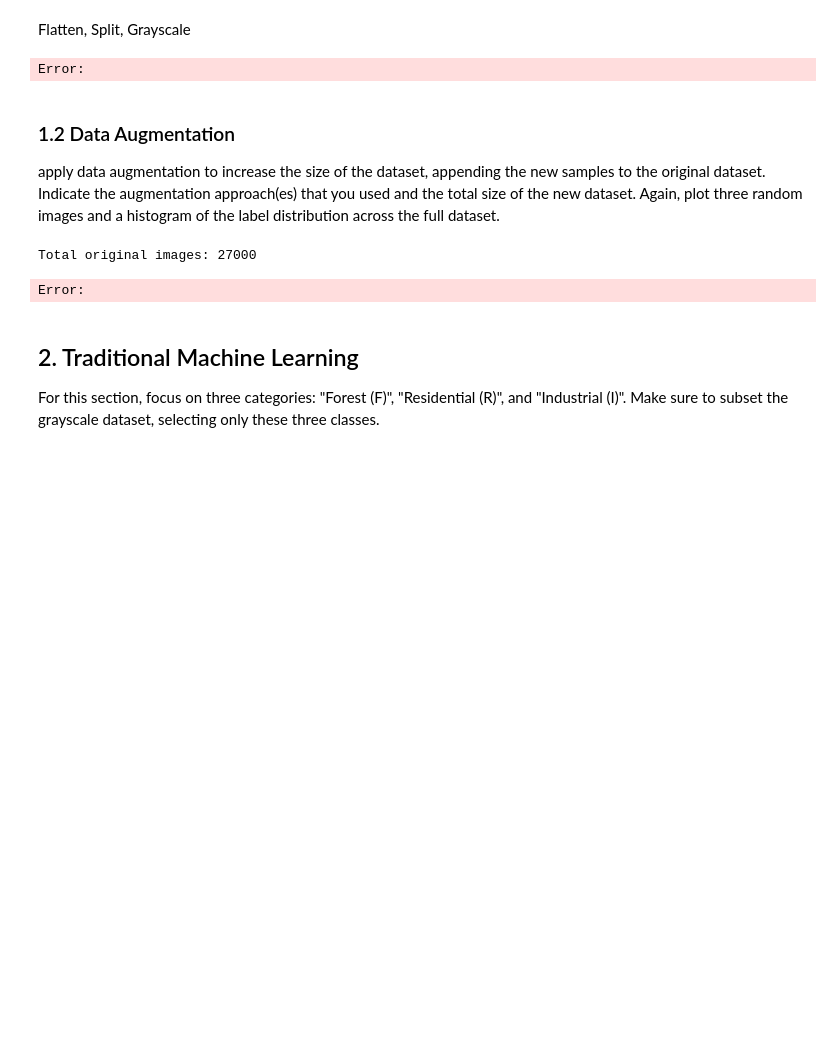
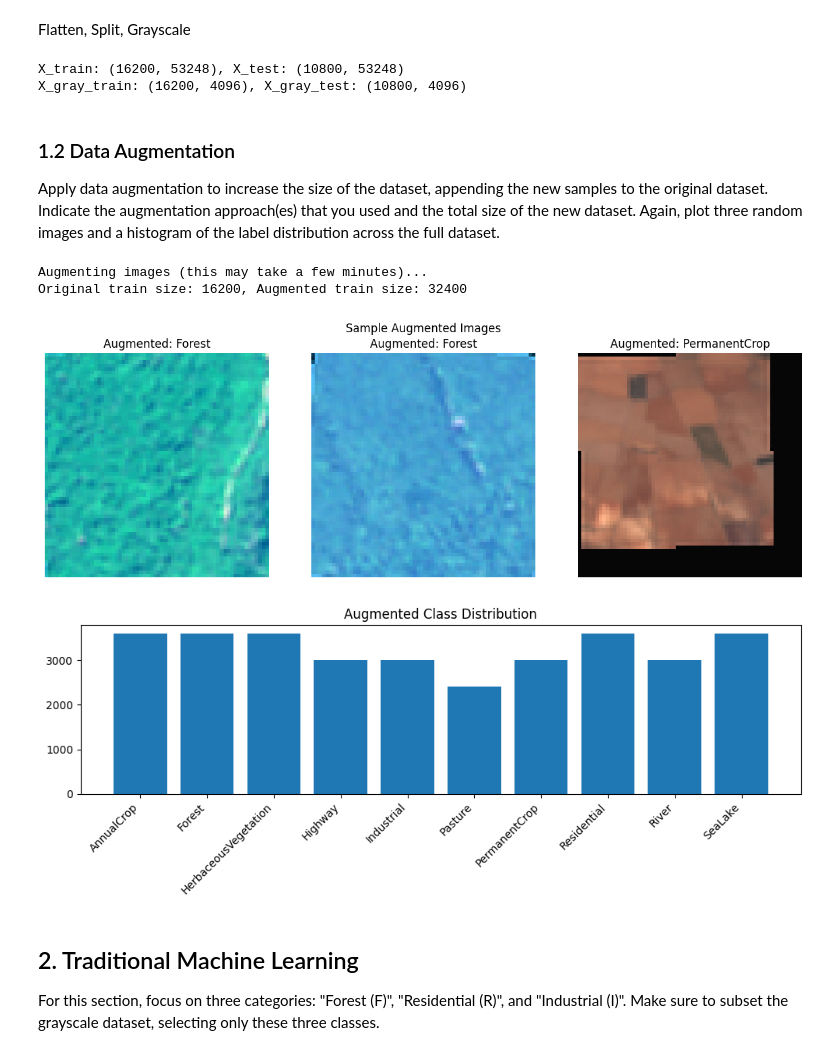
Before and after one commit to hssherr/musa6500-finalproject, a Jupyter notebook: musa6500_eurosat_project.ipynb, the cells around one changed output. Saved outputs shown, nothing was run; the diff lists cells and outputs as text; code cells hidden in the pictures; blank space fills up the shorter version.

Commit message:
Henry EuroSat edits, venv and .gitignore updates

```diff
--- a/musa6500_eurosat_project.ipynb
+++ b/musa6500_eurosat_project.ipynb
@@ -64,0 +56,3 @@ Lastly, create a grayscale version of this dataset. You will use this for the tr
+# %%
+CLASS_NAMES = os.listdir("./eurosat_files/EuroSAT_MS/")
+print(CLASS_NAMES)
@@ -143,27 +139,30 @@ X_train, X_test, y_train, y_test = train_test_split(
 
 # Also keep image-shaped splits for deep learning later
 idx_all = np.arange(N)
-idx_train, idx_test = train_test_split(idx_all, test_size=0.4, random_state=42, stratify=y)
+idx_train, idx_test = train_test_split(
+    idx_all, test_size=0.4, random_state=42, stratify=y
+)
 images_train = np.array(images[idx_train], dtype=np.float32)  # (N_train, 13, 64, 64)
-images_test  = np.array(images[idx_test],  dtype=np.float32)  # (N_test,  13, 64, 64)
+images_test = np.array(images[idx_test], dtype=np.float32)  # (N_test,  13, 64, 64)
 
 # Grayscale: mean of RGB bands (index 3,2,1)
-gray_train = images_train[:, [3,2,1], :, :].mean(axis=1)  # (N_train, 64, 64)
-gray_test  = images_test[:,  [3,2,1], :, :].mean(axis=1)
+gray_train = images_train[:, [3, 2, 1], :, :].mean(axis=1)  # (N_train, 64, 64)
+gray_test = images_test[:, [3, 2, 1], :, :].mean(axis=1)
 
 X_gray_train = gray_train.reshape(len(gray_train), -1).astype(np.float32)
-X_gray_test  = gray_test.reshape(len(gray_test),   -1).astype(np.float32)
+X_gray_test = gray_test.reshape(len(gray_test), -1).astype(np.float32)
 
 print(f"X_train: {X_train.shape}, X_test: {X_test.shape}")
 print(f"X_gray_train: {X_gray_train.shape}, X_gray_test: {X_gray_test.shape}")
 # %% [output]
-Error:
+X_train: (16200, 53248), X_test: (10800, 53248)
+X_gray_train: (16200, 4096), X_gray_test: (10800, 4096)
 # %% [markdown]
 ### 1.2 Data Augmentation
 
-apply data augmentation to increase the size of the dataset, appending the new samples to the original dataset. Indicate the augmentation approach(es) that you used and the total size of the new dataset. Again, plot three random images and a histogram of the label distribution across the full dataset.
+Apply data augmentation to increase the size of the dataset, appending the new samples to the original dataset. Indicate the augmentation approach(es) that you used and the total size of the new dataset. Again, plot three random images and a histogram of the label distribution across the full dataset.
 # %%
-from scipy.ndimage import rotate, zoom
+
 
 def augment_image(img):
     """img shape: (C, H, W)"""
@@ -176,46 +175,51 @@ def augment_image(img):
     h, w = zoomed.shape[1], zoomed.shape[2]
     start_h = max(0, (h - 64) // 2)
     start_w = max(0, (w - 64) // 2)
-    zoomed = zoomed[:, start_h:start_h+64, start_w:start_w+64]
+    zoomed = zoomed[:, start_h : start_h + 64, start_w : start_w + 64]
     if zoomed.shape[1] < 64 or zoomed.shape[2] < 64:
         pad_h = 64 - zoomed.shape[1]
         pad_w = 64 - zoomed.shape[2]
-        zoomed = np.pad(zoomed, ((0,0),(0,pad_h),(0,pad_w)))
+        zoomed = np.pad(zoomed, ((0, 0), (0, pad_h), (0, pad_w)))
     return zoomed
+
 
 print("Augmenting images (this may take a few minutes)...")
 aug_images = np.stack([augment_image(img) for img in images_train])
 aug_labels = y_train.copy()
 
-images_aug  = np.concatenate([images_train, aug_images], axis=0)
-labels_aug  = np.concatenate([y_train, aug_labels], axis=0)
+images_aug = np.concatenate([images_train, aug_images], axis=0)
+labels_aug = np.concatenate([y_train, aug_labels], axis=0)
 
-print(f"Original train size: {len(images_train)}, Augmented train size: {len(images_aug)}")
+print(
+    f"Original train size: {len(images_train)}, Augmented train size: {len(images_aug)}"
+)
 
 # Plot 3 random augmented images
 fig, axes = plt.subplots(1, 3, figsize=(12, 4))
 for ax in axes:
-    i = random.randint(len(images_train), len(images_aug)-1)
-    rgb = images_aug[i][[3,2,1]].astype(float)
+    i = random.randint(len(images_train), len(images_aug) - 1)
+    rgb = images_aug[i][[3, 2, 1]].astype(float)
     rgb = np.moveaxis(rgb, 0, -1)
     rgb = (rgb - rgb.min()) / (rgb.max() - rgb.min())
     ax.imshow(rgb)
     ax.set_title(f"Augmented: {CLASS_NAMES[labels_aug[i]]}")
-    ax.axis('off')
+    ax.axis("off")
 plt.suptitle("Sample Augmented Images")
 plt.tight_layout()
 plt.show()
 
 # Augmented label distribution
-plt.figure(figsize=(10,4))
+plt.figure(figsize=(10, 4))
 plt.bar(CLASS_NAMES, np.bincount(labels_aug))
-plt.xticks(rotation=45, ha='right')
+plt.xticks(rotation=45, ha="right")
 plt.title("Augmented Class Distribution")
 plt.tight_layout()
 plt.show()
 # %% [output]
-Total original images: 27000
+Augmenting images (this may take a few minutes)...
+Original train size: 16200, Augmented train size: 32400
-Error:
+[figure, added]
+[figure, added]
 # %% [markdown]
 ## 2. Traditional Machine Learning
 
```
Also changed, not shown: parts of 29 cells of this notebook, 3 other files.
